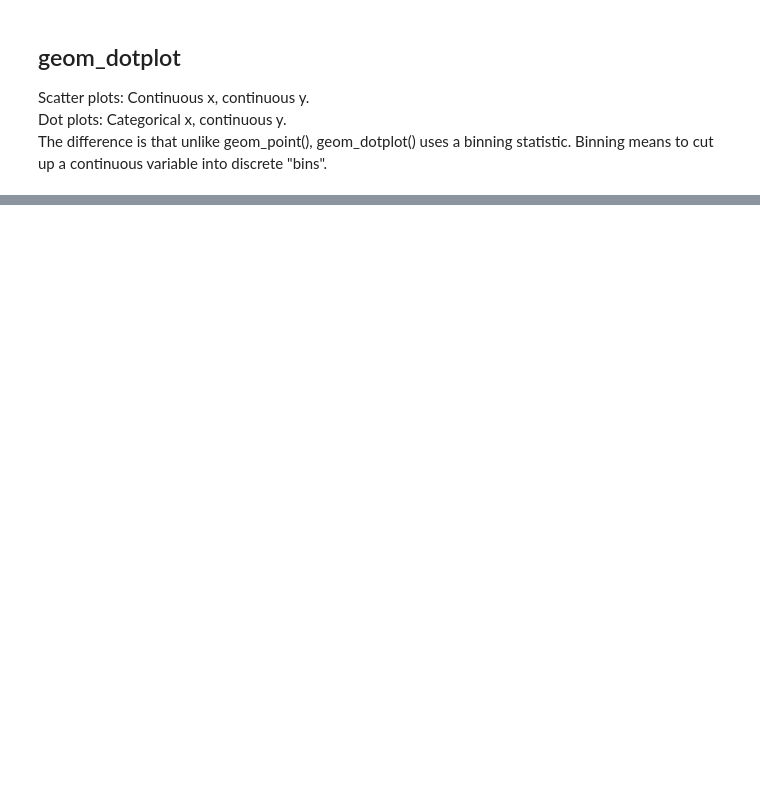
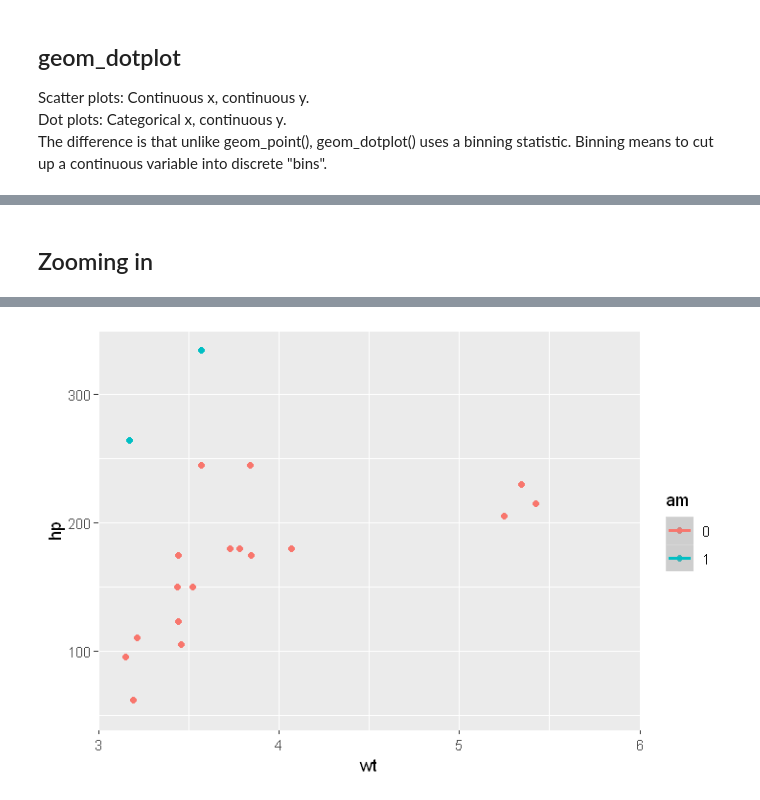
Before and after one commit to KarinRoe/R_datacamp, a Jupyter notebook: Data_visiualisation_with_ggplot2.ipynb, the cells around one changed output, grey strips where cells are left out. Drawn from its saved outputs; the diff is of its cells as text; code cells hidden in the pictures; blank space fills up the shorter version.

```diff
--- a/Data_visiualisation_with_ggplot2.ipynb
+++ b/Data_visiualisation_with_ggplot2.ipynb
@@ -300,0 +304,9 @@ qplot(
+# %% [markdown]
+## Zooming in
+# %%
+# Basic ggplot() command, coded for you
+p <- ggplot(mtcars, aes(x = wt, y = hp, col = am)) + geom_point() + geom_smooth()
+# %%
+# Add scale_x_continuous()
+p + scale_x_continuous(limits = c(3, 6), expand = c(0, 0))
+# %% [output]
@@ -300,0 +332 @@ qplot(
+[figure, added]
```
Also changed, not shown: parts of 105 cells of this notebook.
